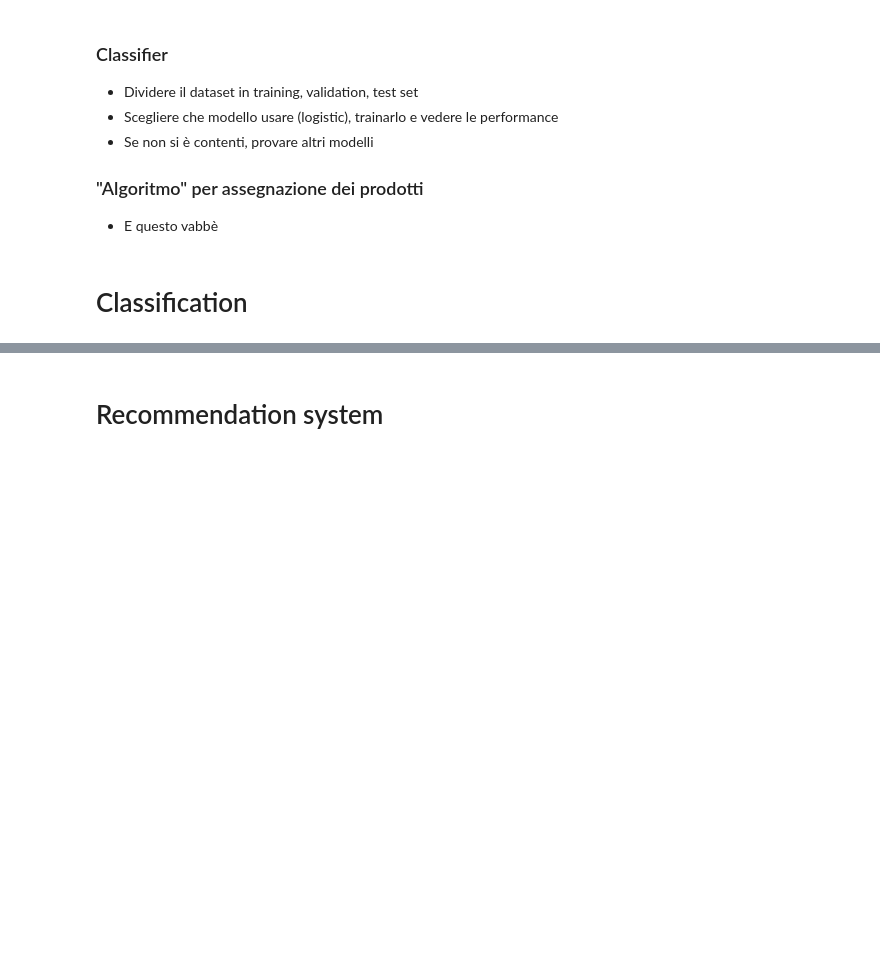
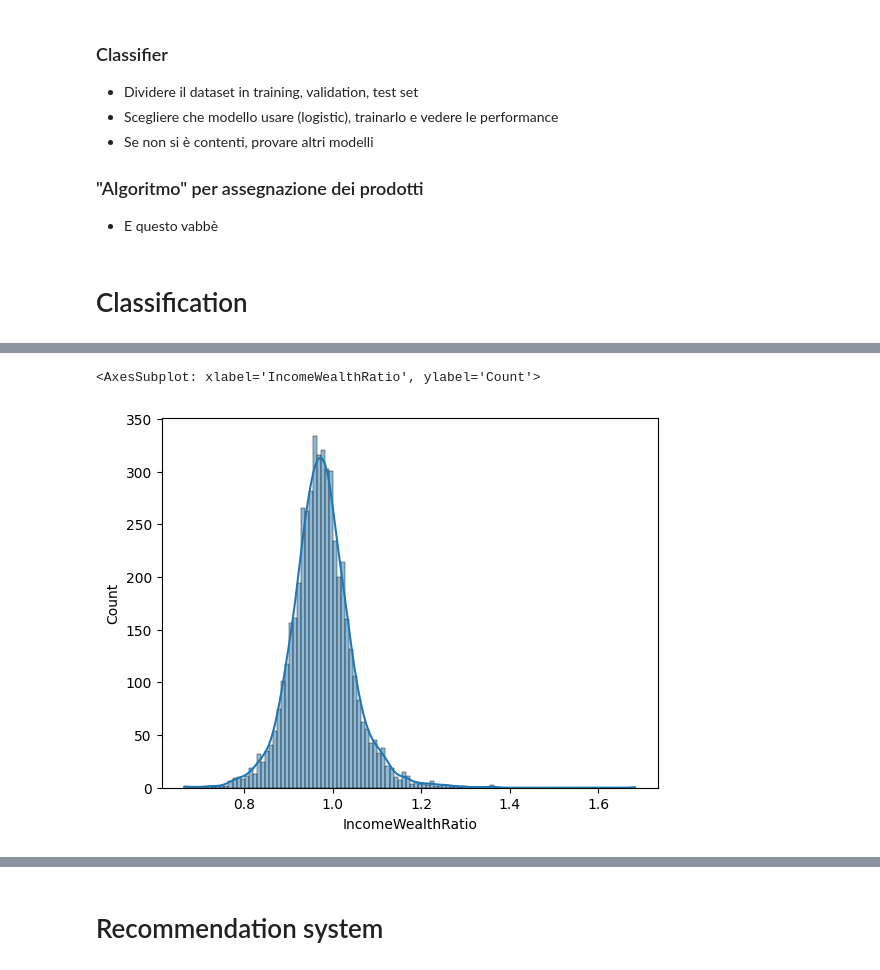
Before and after one commit to venturellimatteo/fintech-projects, a Jupyter notebook: 2 - Recommendation System/RecommendationSystem.ipynb, the cells around one changed output, grey strips where cells are left out. Saved outputs shown, nothing was run; the diff lists cells and outputs as text; code cells hidden in the pictures; blank space fills up the shorter version.

```diff
--- a/2 - Recommendation System/RecommendationSystem.ipynb
+++ b/2 - Recommendation System/RecommendationSystem.ipynb
@@ -103,0 +185,6 @@ for f in features:
+# %%
+x_df['IncomeWealthRatio'] = x_df['IncomeWealthRatio']**0.1
+sns.histplot(data=x_df, x='IncomeWealthRatio', kde=True)
+# %% [output]
+<AxesSubplot: xlabel='IncomeWealthRatio', ylabel='Count'>
+[figure, added]
```
Also changed, not shown: parts of 22 cells of this notebook.
